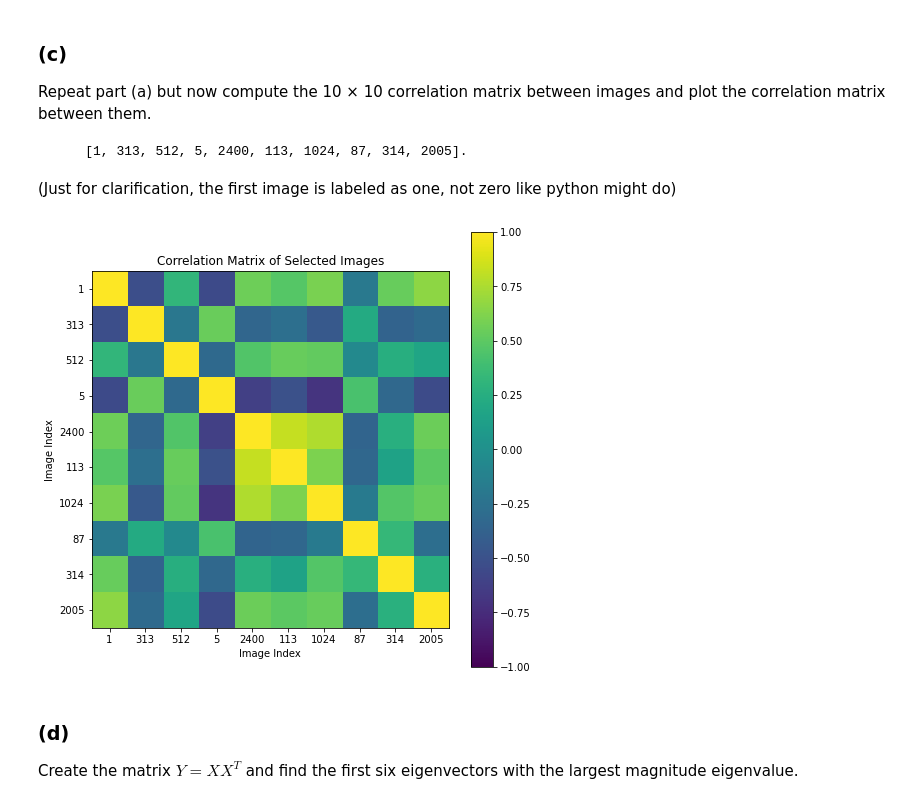
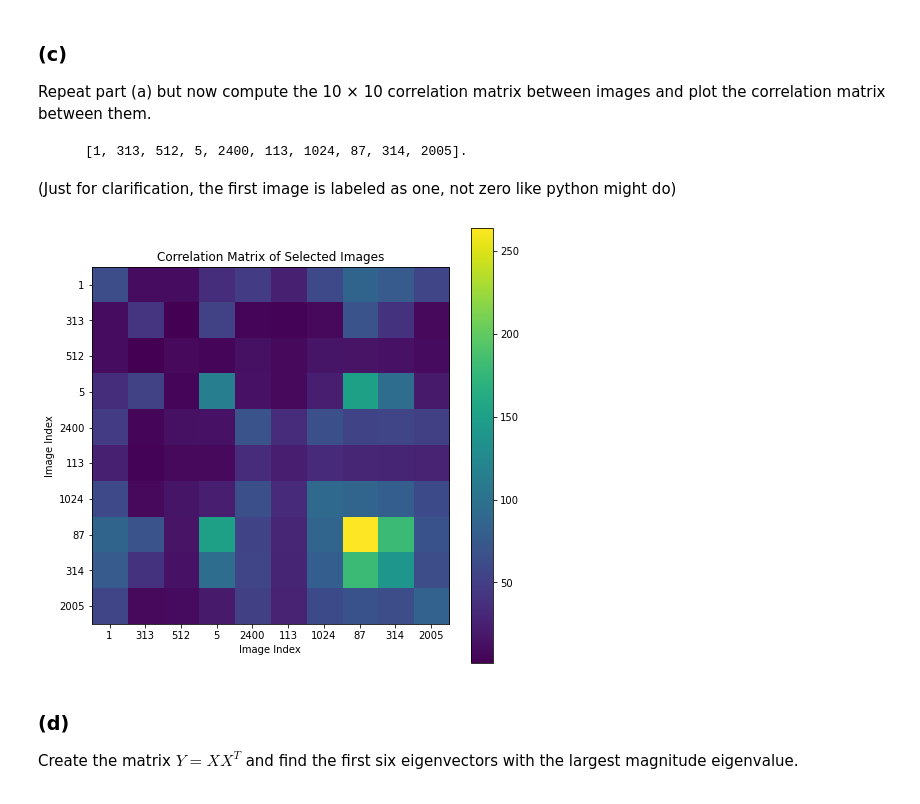
Before and after one commit to ewan-lister/EE-399, a Jupyter notebook: Homework/HW2/HW2_Code.ipynb, the cells around one changed output. Cells and saved outputs as stored; diff of their text form; code cells hidden in the pictures.

Commit message:
Added better figures for HW2

```diff
--- a/Homework/HW2/HW2_Code.ipynb
+++ b/Homework/HW2/HW2_Code.ipynb
@@ -107,29 +106,31 @@ Repeat part (a) but now compute the 10 × 10 correlation matrix between images a
 # %%
 # Select the specified images (accounting for one-based indexing)
 image_indices = [1, 313, 512, 5, 2400, 113, 1024, 87, 314, 2005]
 selected_images = X[:, [i - 1 for i in image_indices]]
 
 # Calculate the correlation matrix
-correlation_matrix = np.corrcoef(selected_images.T)
+correlation_matrix = np.dot(selected_images.T, selected_images)
 
 # Plot the correlation matrix
 plt.figure(figsize=(8, 8))
-plt.imshow(correlation_matrix, cmap='viridis', vmin=-1, vmax=1)
+plt.imshow(correlation_matrix, cmap='viridis')
 plt.colorbar()
 
 # Set the title and axes labels
 plt.title('Correlation Matrix of Selected Images')
 plt.xlabel('Image Index')
 plt.ylabel('Image Index')
 
 # Adjust the axes range and ticks
 plt.xticks(np.arange(0, 10), image_indices)
 plt.yticks(np.arange(0, 10), image_indices)
 
+
 # Show the plot
+plt.savefig('./Figures/correlation_matrix_10.png')
 plt.show()
 # %% [output]
-[figure, old version]
+[figure, new version]
 # %% [markdown]
 ### (d)
 
```
Also changed, not shown: parts of 8 cells of this notebook, 5 other files.
